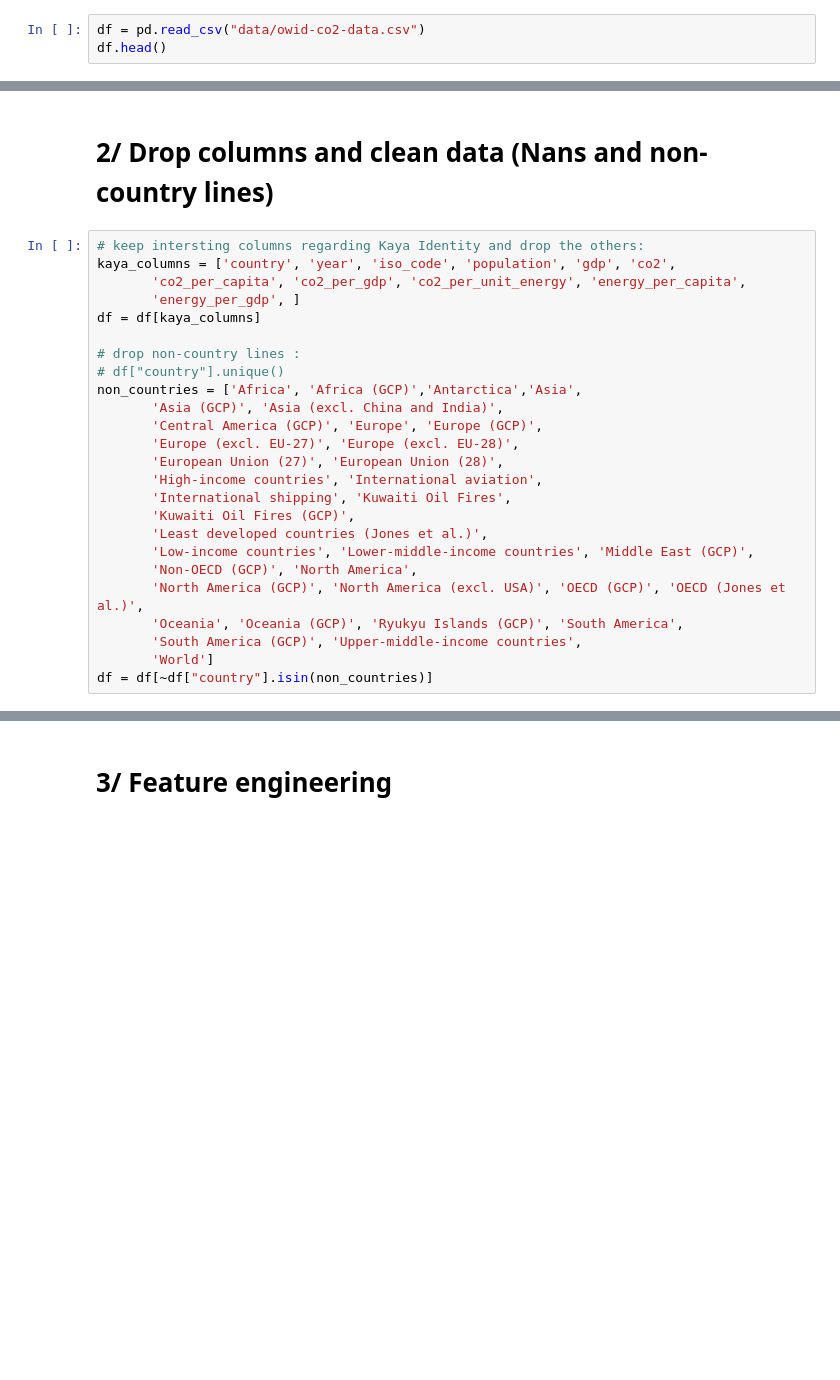
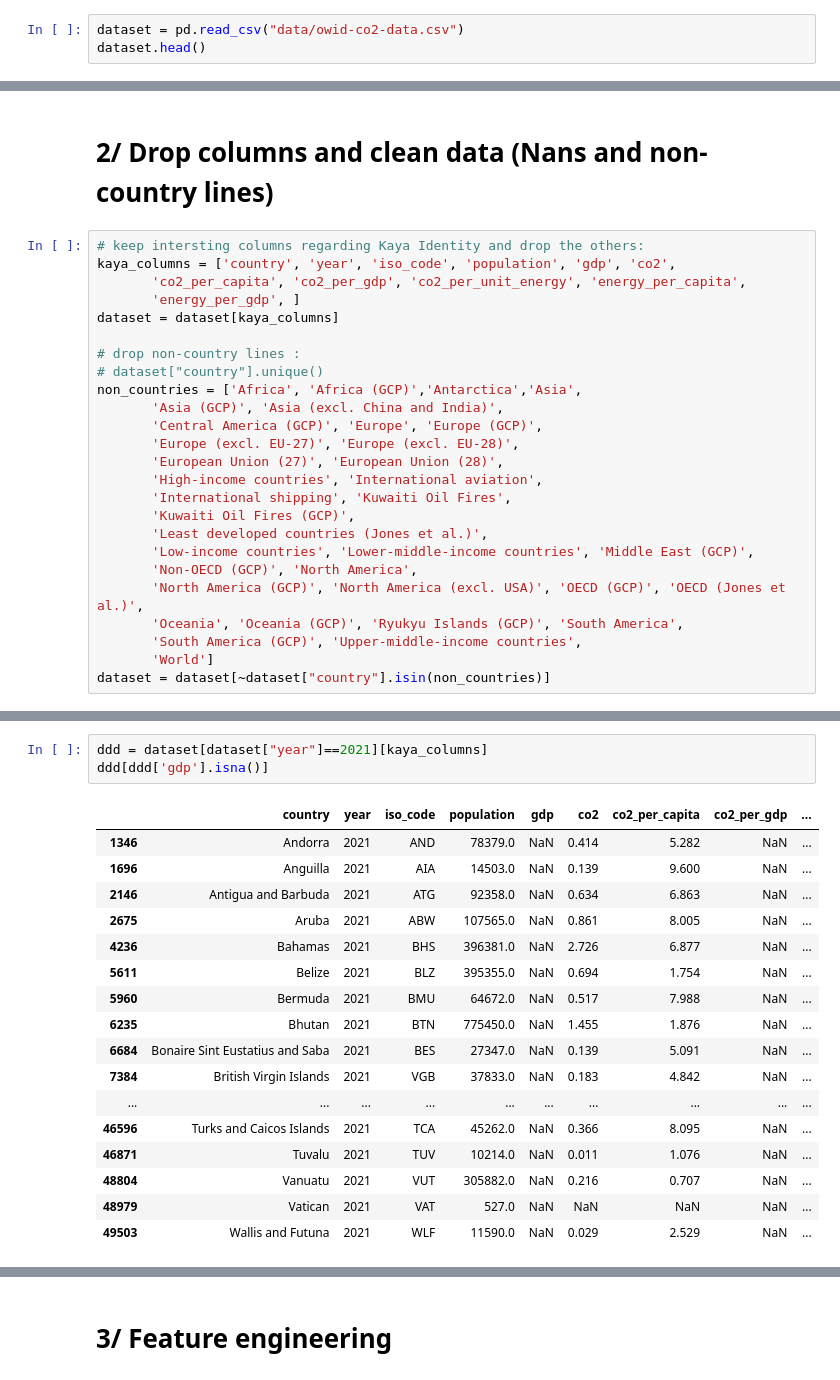
Before and after one commit to C-Vellen/CO2-energy-gdp-by-country, a Jupyter notebook: 1-dataset-construction.ipynb, the cells around one changed output, grey strips where cells are left out. Cells and saved outputs as stored; diff of their text form; blank space fills up the shorter version.

```diff
--- a/1-dataset-construction.ipynb
+++ b/1-dataset-construction.ipynb
@@ -5,8 +5,8 @@ import seaborn as sns
 # %% [markdown]
 # 1/ Dataset upload/overview
 # %%
-df = pd.read_csv("data/owid-co2-data.csv")
-df.head()
+dataset = pd.read_csv("data/owid-co2-data.csv")
+dataset.head()
 # %% [output]
 |  | country | year | iso_code | population | gdp | cement_co2 | cement_co2_per_capita | co2 | ... |
 | 0 | Afghanistan | 1750 | AFG | 2802560.0 | NaN | 0.0 | 0.0 | NaN | ... |
@@ -55,10 +78,10 @@ df.describe(    )
 kaya_columns = ['country', 'year', 'iso_code', 'population', 'gdp', 'co2',
        'co2_per_capita', 'co2_per_gdp', 'co2_per_unit_energy', 'energy_per_capita',
        'energy_per_gdp', ]
-df = df[kaya_columns]
+dataset = dataset[kaya_columns]
 
 # drop non-country lines :
-# df["country"].unique()
+# dataset["country"].unique()
 non_countries = ['Africa', 'Africa (GCP)','Antarctica','Asia',
        'Asia (GCP)', 'Asia (excl. China and India)',
        'Central America (GCP)', 'Europe', 'Europe (GCP)',
@@ -74,4 +97,4 @@ non_countries = ['Africa', 'Africa (GCP)','Antarctica','Asia',
        'Oceania', 'Oceania (GCP)', 'Ryukyu Islands (GCP)', 'South America',
        'South America (GCP)', 'Upper-middle-income countries',
        'World']
-df = df[~df["country"].isin(non_countries)]
+dataset = dataset[~dataset["country"].isin(non_countries)]
@@ -81,5 +118,26 @@ sns.heatmap(df.isna())
 # %% [output]
 <Axes: >
 [figure]
+# %%
+ddd = dataset[dataset["year"]==2021][kaya_columns]
+ddd[ddd['gdp'].isna()]
+# %% [output]
+|  | country | year | iso_code | population | gdp | co2 | co2_per_capita | co2_per_gdp | ... |
+| 1346 | Andorra | 2021 | AND | 78379.0 | NaN | 0.414 | 5.282 | NaN | ... |
+| 1696 | Anguilla | 2021 | AIA | 14503.0 | NaN | 0.139 | 9.600 | NaN | ... |
+| 2146 | Antigua and Barbuda | 2021 | ATG | 92358.0 | NaN | 0.634 | 6.863 | NaN | ... |
+| 2675 | Aruba | 2021 | ABW | 107565.0 | NaN | 0.861 | 8.005 | NaN | ... |
+| 4236 | Bahamas | 2021 | BHS | 396381.0 | NaN | 2.726 | 6.877 | NaN | ... |
+| 5611 | Belize | 2021 | BLZ | 395355.0 | NaN | 0.694 | 1.754 | NaN | ... |
+| 5960 | Bermuda | 2021 | BMU | 64672.0 | NaN | 0.517 | 7.988 | NaN | ... |
+| 6235 | Bhutan | 2021 | BTN | 775450.0 | NaN | 1.455 | 1.876 | NaN | ... |
+| 6684 | Bonaire Sint Eustatius and Saba | 2021 | BES | 27347.0 | NaN | 0.139 | 5.091 | NaN | ... |
+| 7384 | British Virgin Islands | 2021 | VGB | 37833.0 | NaN | 0.183 | 4.842 | NaN | ... |
+| ... | ... | ... | ... | ... | ... | ... | ... | ... | ... |
+| 46596 | Turks and Caicos Islands | 2021 | TCA | 45262.0 | NaN | 0.366 | 8.095 | NaN | ... |
+| 46871 | Tuvalu | 2021 | TUV | 10214.0 | NaN | 0.011 | 1.076 | NaN | ... |
+| 48804 | Vanuatu | 2021 | VUT | 305882.0 | NaN | 0.216 | 0.707 | NaN | ... |
+| 48979 | Vatican | 2021 | VAT | 527.0 | NaN | NaN | NaN | NaN | ... |
+| 49503 | Wallis and Futuna | 2021 | WLF | 11590.0 | NaN | 0.029 | 2.529 | NaN | ... |
 # %%
 kaya_columns.remove('iso_code') # we don't need iso_code for our analysis
```
Also changed, not shown: parts of 12 cells of this notebook, 15 other files.
